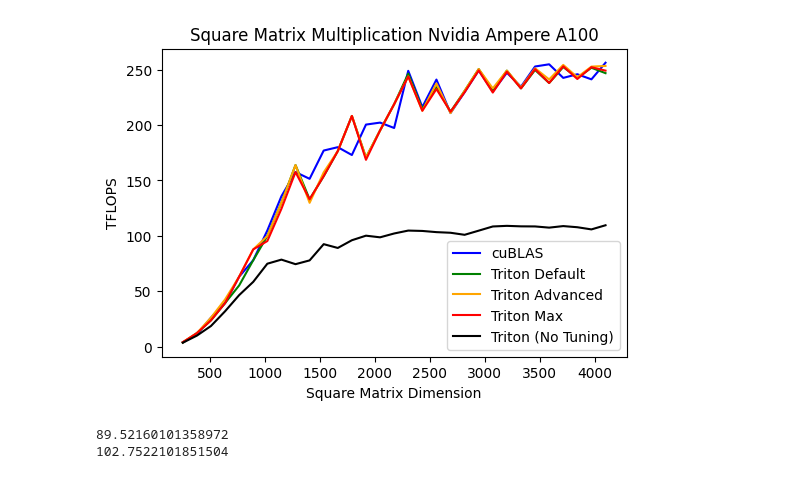
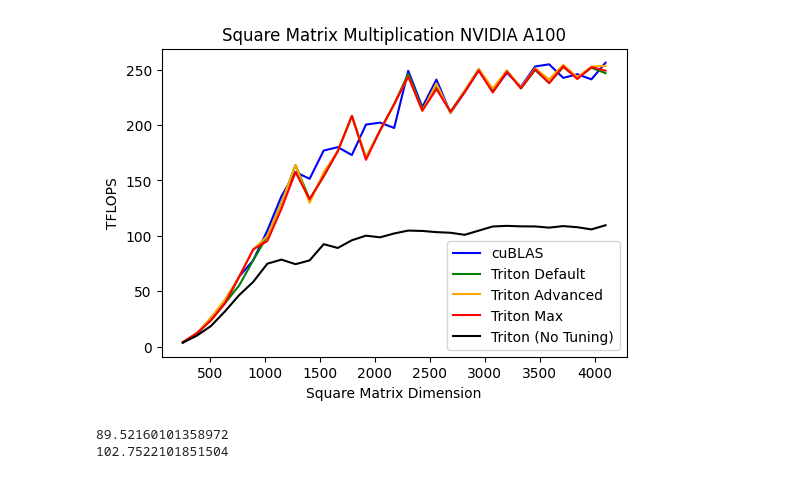
Before and after one commit to felix-ro/EvalTritonTVM, a Jupyter notebook: Results/graphs.ipynb, the cells around one changed output. Cells and saved outputs as stored; diff of their text form; code cells hidden in the pictures.

```diff
--- a/Results/graphs.ipynb
+++ b/Results/graphs.ipynb
@@ -60,11 +68,11 @@ createPerfPlot(csv_file_path=csv_file_path, csv_file_name=csv_file_name, title=t
 # %%
 csv_file_path = "Triton/matmul/A100/"
 csv_file_name = "results_ampere_A100.csv"
-title = "Square Matrix Multiplication Nvidia Ampere A100"
+title = "Square Matrix Multiplication NVIDIA A100"
 
 createPerfPlot(csv_file_path=csv_file_path, csv_file_name=csv_file_name, title=title)
 # %% [output]
-[figure, old version]
+[figure, new version]
 # %%
 def get_average_from_file(file_path: str, remove_first_line: bool):
     with open(file_path, "r") as f:
```
Also changed, not shown: parts of 2 cells of this notebook, 6 other files.
